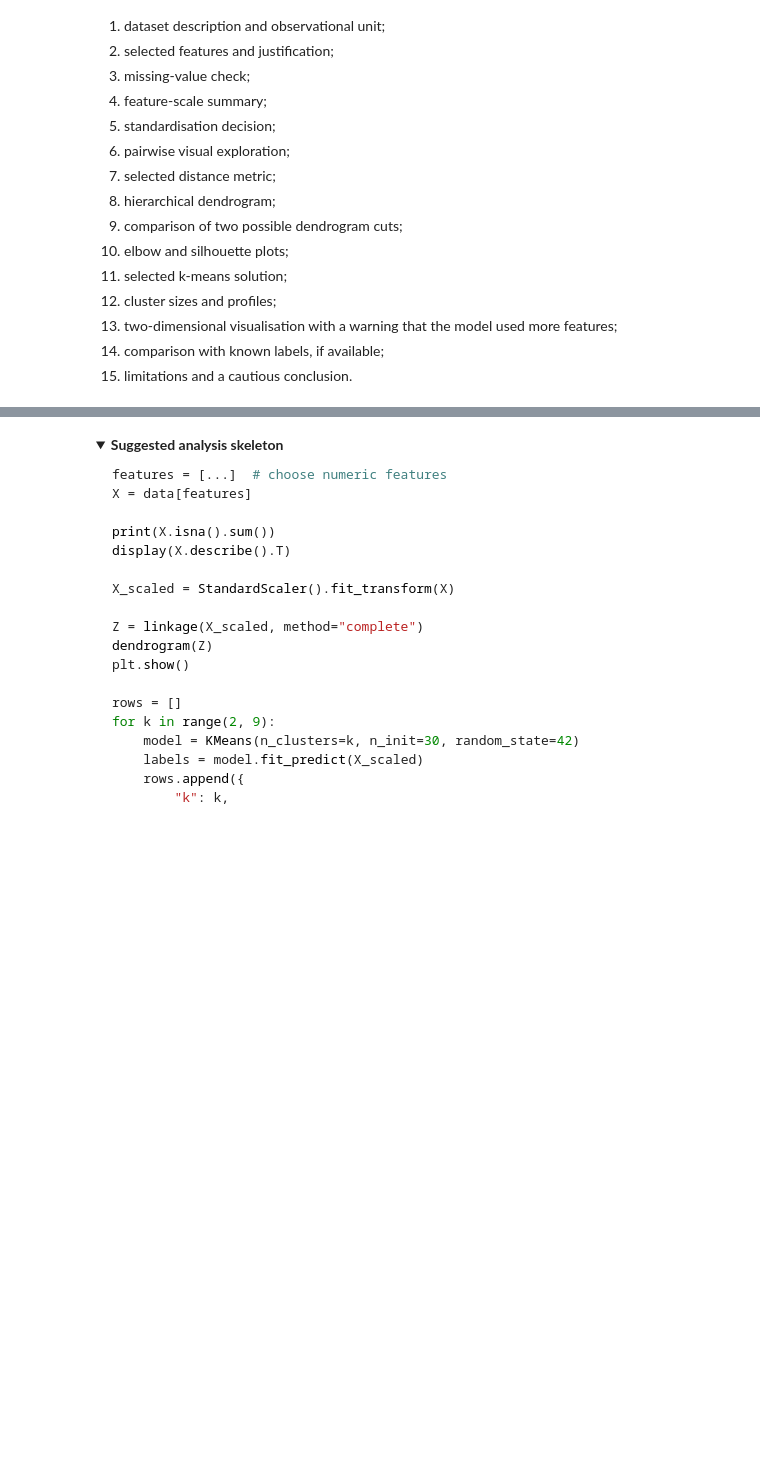
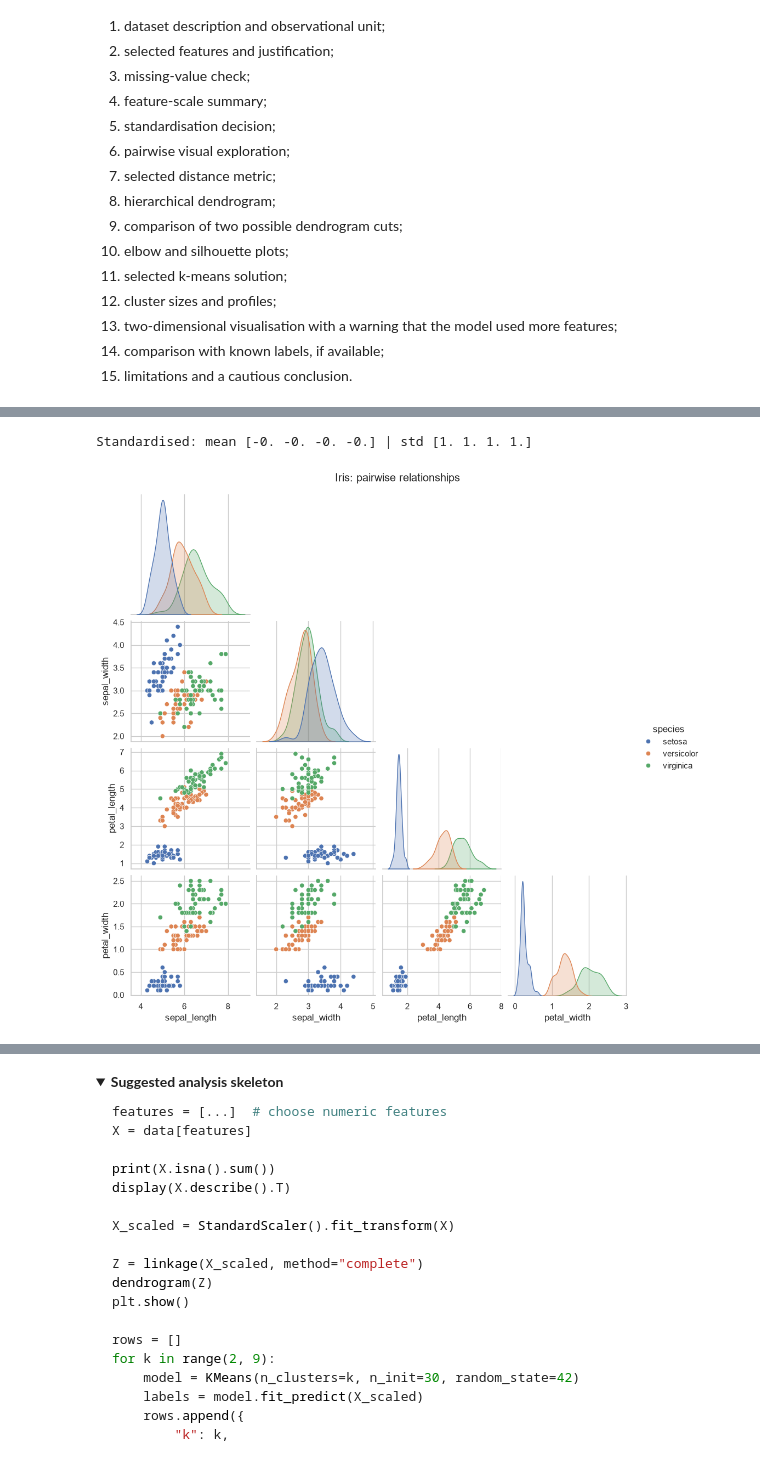
Before and after one commit to GitGud031005/AI-zero2hero-workshop, a Jupyter notebook: Notebooks_local/Day1_Lab3_Clustering.ipynb, the cells around one changed output, grey strips where cells are left out. Drawn from its saved outputs; the diff is of its cells as text; code cells hidden in the pictures; folded sections open; blank space fills up the shorter version.

```diff
--- a/Notebooks_local/Day1_Lab3_Clustering.ipynb
+++ b/Notebooks_local/Day1_Lab3_Clustering.ipynb
@@ -853,0 +1072,21 @@ Choose either Iris or `mtcars` and produce a short clustering report containing:
+# %%
+# Part I: integrated clustering investigation on Iris
+# 1-2. Dataset, observational unit and features
+iris_data = iris.copy()
+features = ["sepal_length", "sepal_width", "petal_length", "petal_width"]
+X_i = iris_data[features]
+print("Observational unit: one iris flower")
+print("Flowers:", X_i.shape[0], "| features:", features)
+print("Species counts:")
+print(iris_data["species"].value_counts().to_string())
+
+# 3. Missing values
+print("\nMissing values per feature:")
+print(X_i.isna().sum().to_dict())
+
+# 4. Feature-scale summary
+display(pd.DataFrame({
+    "mean": X_i.mean(),
+    "std": X_i.std(),
+    "range": X_i.max() - X_i.min()
+}).round(2))
@@ -853,0 +1109,13 @@ Choose either Iris or `mtcars` and produce a short clustering report containing:
+# %%
+# 5. Standardisation decision
+scaler_i = StandardScaler()
+X_i_scaled = scaler_i.fit_transform(X_i)
+print("Standardised: mean", X_i_scaled.mean(axis=0).round(2), "| std", X_i_scaled.std(axis=0).round(2))
+
+# 6. Pairwise visual exploration (coloured by species only for interpretation)
+sns.pairplot(iris_data, vars=features, hue="species", corner=True)
+plt.suptitle("Iris: pairwise relationships", y=1.02)
+plt.show()
+# %% [output]
+Standardised: mean [-0. -0. -0. -0.] | std [1. 1. 1. 1.]
+[figure, added]
```
Also changed, not shown: parts of 42 cells of this notebook.
